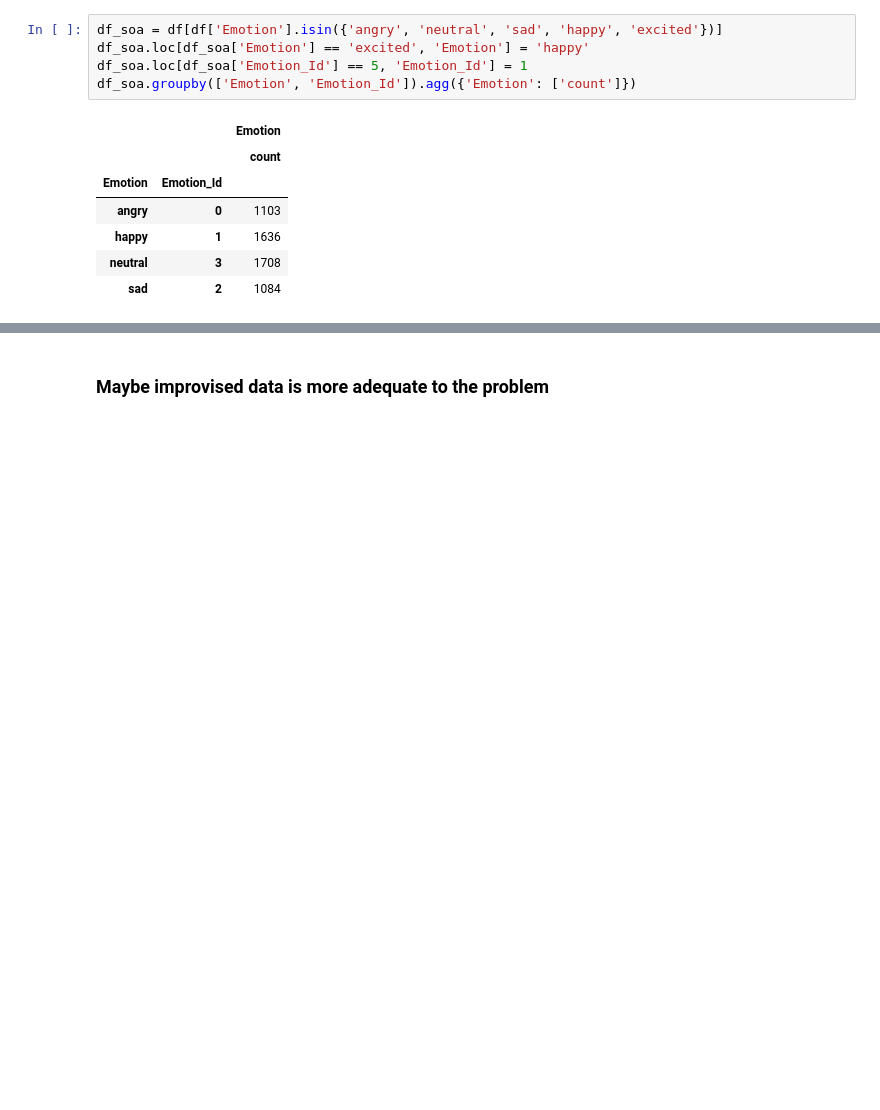
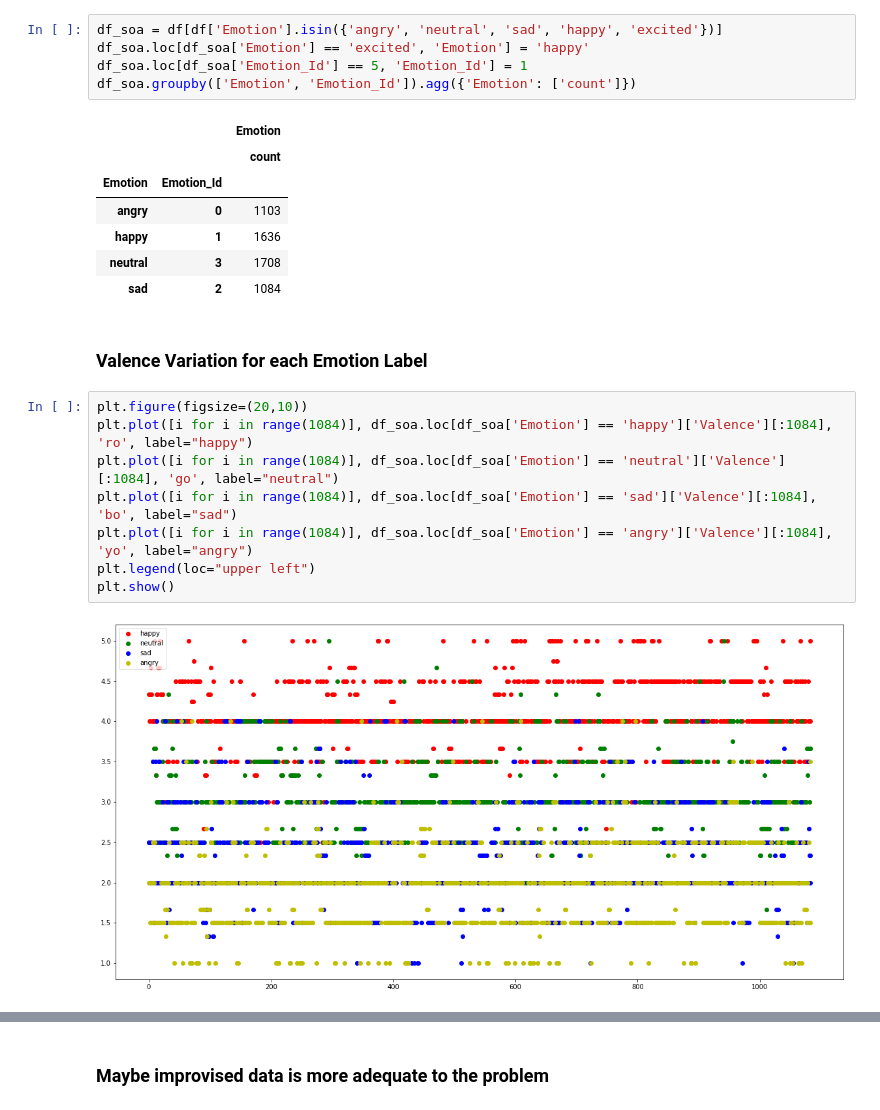
Before and after one commit to MarioCSilva/Speech_Emotion_Recognition_Thesis, a Jupyter notebook: iemocap/data/2_models_study.ipynb, the cells around one changed output, grey strips where cells are left out. Cells and saved outputs as stored; diff of their text form; blank space fills up the shorter version.

```diff
--- a/iemocap/data/2_models_study.ipynb
+++ b/iemocap/data/2_models_study.ipynb
@@ -61,3 +74,15 @@ df_soa.groupby(['Emotion', 'Emotion_Id']).agg({'Emotion': ['count']})
 | happy | 1 | 1636 |
 | neutral | 3 | 1708 |
 | sad | 2 | 1084 |
+# %% [markdown]
+### Valence Variation for each Emotion Label
+# %%
+plt.figure(figsize=(20,10))
+plt.plot([i for i in range(1084)], df_soa.loc[df_soa['Emotion'] == 'happy']['Valence'][:1084], 'ro', label="happy")
+plt.plot([i for i in range(1084)], df_soa.loc[df_soa['Emotion'] == 'neutral']['Valence'][:1084], 'go', label="neutral")
+plt.plot([i for i in range(1084)], df_soa.loc[df_soa['Emotion'] == 'sad']['Valence'][:1084], 'bo', label="sad")
+plt.plot([i for i in range(1084)], df_soa.loc[df_soa['Emotion'] == 'angry']['Valence'][:1084], 'yo', label="angry")
+plt.legend(loc="upper left")
+plt.show()
+# %% [output]
+[figure, added]
```
Also changed, not shown: parts of 20 cells of this notebook, 2 other files.
